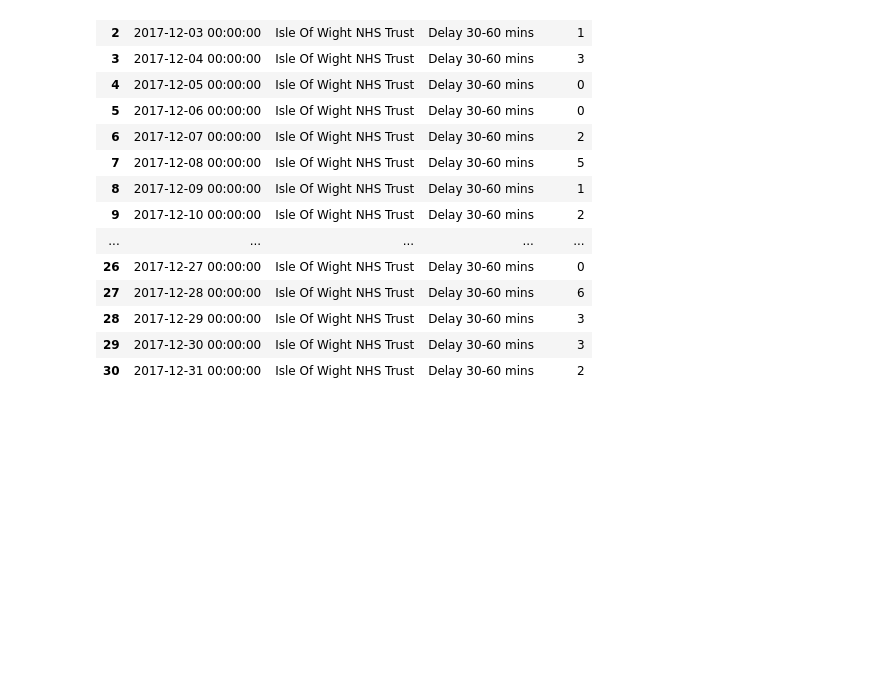
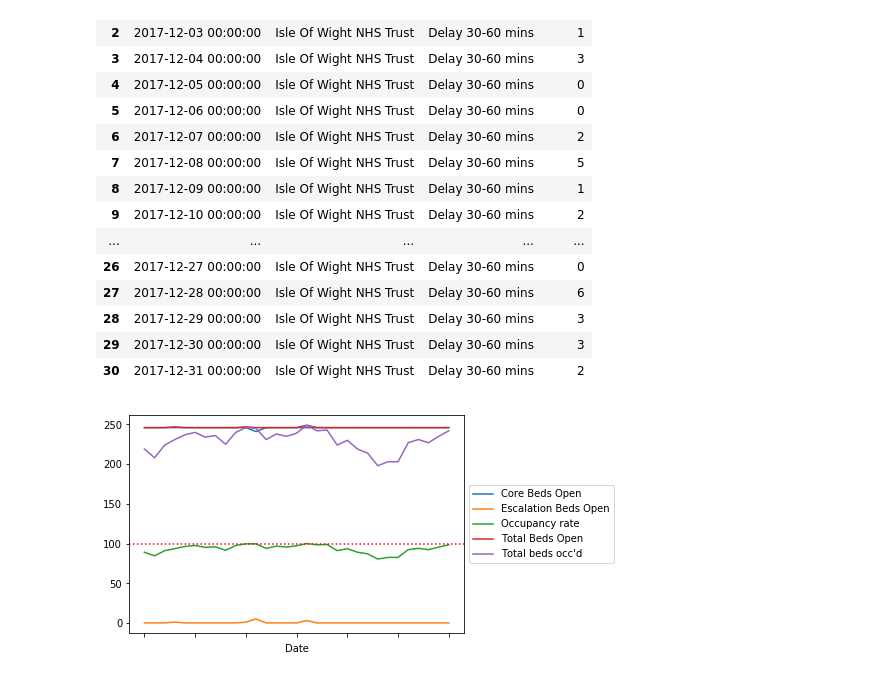
Before and after one commit to psychemedia/openHealthDataDoodles, a Jupyter notebook: notebooks/Winter_SitRep.ipynb, the cells around one changed output. Drawn from its saved outputs; the diff is of its cells as text; code cells hidden in the pictures; blank space fills up the shorter version.

```diff
--- a/notebooks/Winter_SitRep.ipynb
+++ b/notebooks/Winter_SitRep.ipynb
@@ -663,3 +663,20 @@ pd.read_sql_query(q_month, conn)
 | 28 | 2017-12-29 00:00:00 | Isle Of Wight NHS Trust | Delay 30-60 mins | 3 |
 | 29 | 2017-12-30 00:00:00 | Isle Of Wight NHS Trust | Delay 30-60 mins | 3 |
 | 30 | 2017-12-31 00:00:00 | Isle Of Wight NHS Trust | Delay 30-60 mins | 2 |
+# %%
+q_month_beds='''
+SELECT Date, Name, Category, value FROM sitrep WHERE Report='G&A beds'
+AND date(Date) BETWEEN date('{fromdate}') AND date('{todate}')
+AND Code = '{code}'
+'''.format(fromdate='2017-12-01', todate='2017-12-31',code=code)
+tmp_b = pd.read_sql_query(q_month_beds, conn)
+tmp_b = tmp_b[['Date','Category','value']].pivot_table(index='Date',columns='Category')
+
+#tmp_b[('value','Occupancy rate')] = 100*tmp_b[('value','Occupancy rate')]
+tmp_b.columns = tmp_b.columns.get_level_values(1)
+tmp_b['Occupancy rate'] = 100*tmp_b['Occupancy rate']
+
+tmp_b.plot().legend(loc='center left', bbox_to_anchor=(1, 0.5))
+plt.axhline(y=100, color='r', linestyle=':');
+# %% [output]
+[figure, added]
```
Also changed, not shown: parts of 6 cells of this notebook.
